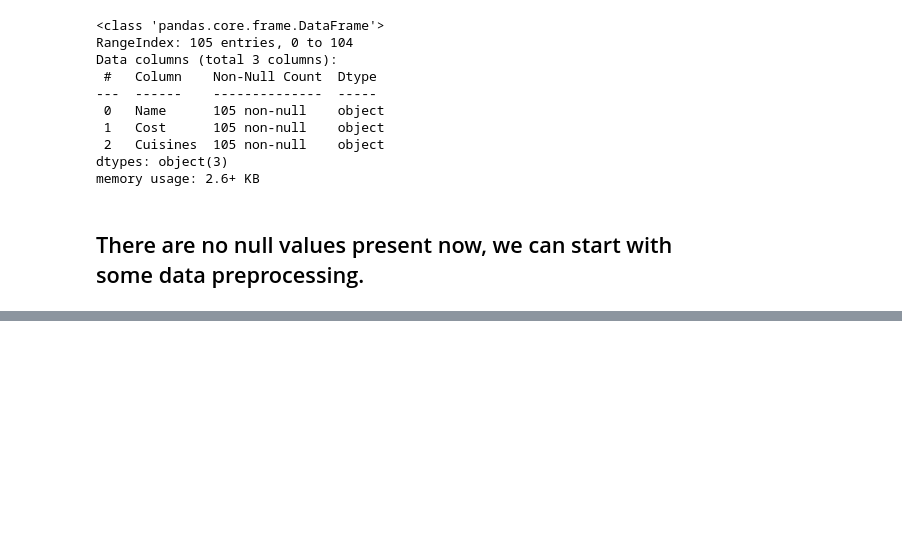
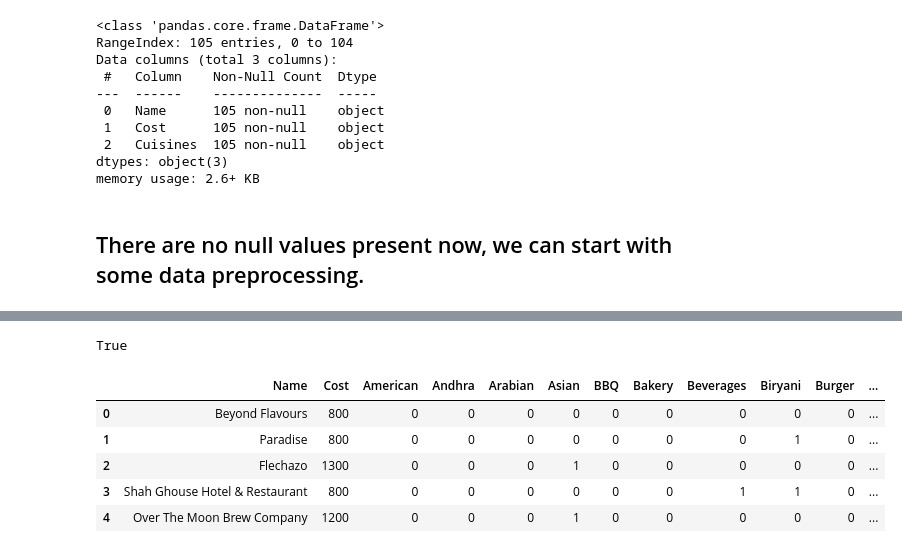
Before and after one commit to anirudh4git/Zomato-Restaurant-Clustering--Sentiment-Analysis, a Jupyter notebook: ZOMATO__RESTAURANT_CLUSTERING_&_SENTIMENT_ANALYSIS.ipynb, the cells around one changed output, grey strips where cells are left out. Cells and saved outputs as stored; diff of their text form; code cells hidden in the pictures; blank space fills up the shorter version.

```diff
--- a/ZOMATO__RESTAURANT_CLUSTERING_&_SENTIMENT_ANALYSIS.ipynb
+++ b/ZOMATO__RESTAURANT_CLUSTERING_&_SENTIMENT_ANALYSIS.ipynb
@@ -237,0 +308,6 @@ memory usage: 2.6+ KB
+# %%
+df_reviews['Rating'] = df_reviews['Rating'].replace('Like','4')
+# %%
+df_reviews['Rating'] = df_reviews['Rating'].astype('float')
+# %%
+df_ratings = df_reviews.groupby('Restaurant')['Rating'].mean().reset_index()
@@ -237,0 +330,15 @@ memory usage: 2.6+ KB
+# %%
+'eat.fit' in df_rest['Name'].unique()
+# %% [output]
+True
+# %%
+df = df_rest.merge(df_ratings, left_on='Name',right_on='Restaurant')
+# %%
+df.head()
+# %% [output]
+|  | Name | Cost | American | Andhra | Arabian | Asian | BBQ | Bakery | Beverages | Biryani | Burger | ... |
+| 0 | Beyond Flavours | 800 | 0 | 0 | 0 | 0 | 0 | 0 | 0 | 0 | 0 | ... |
+| 1 | Paradise | 800 | 0 | 0 | 0 | 0 | 0 | 0 | 0 | 1 | 0 | ... |
+| 2 | Flechazo | 1300 | 0 | 0 | 0 | 1 | 0 | 0 | 0 | 0 | 0 | ... |
+| 3 | Shah Ghouse Hotel & Restaurant | 800 | 0 | 0 | 0 | 0 | 0 | 0 | 1 | 1 | 0 | ... |
+| 4 | Over The Moon Brew Company | 1200 | 0 | 0 | 0 | 1 | 0 | 0 | 0 | 0 | 0 | ... |
```
Also changed, not shown: parts of 24 cells of this notebook.
